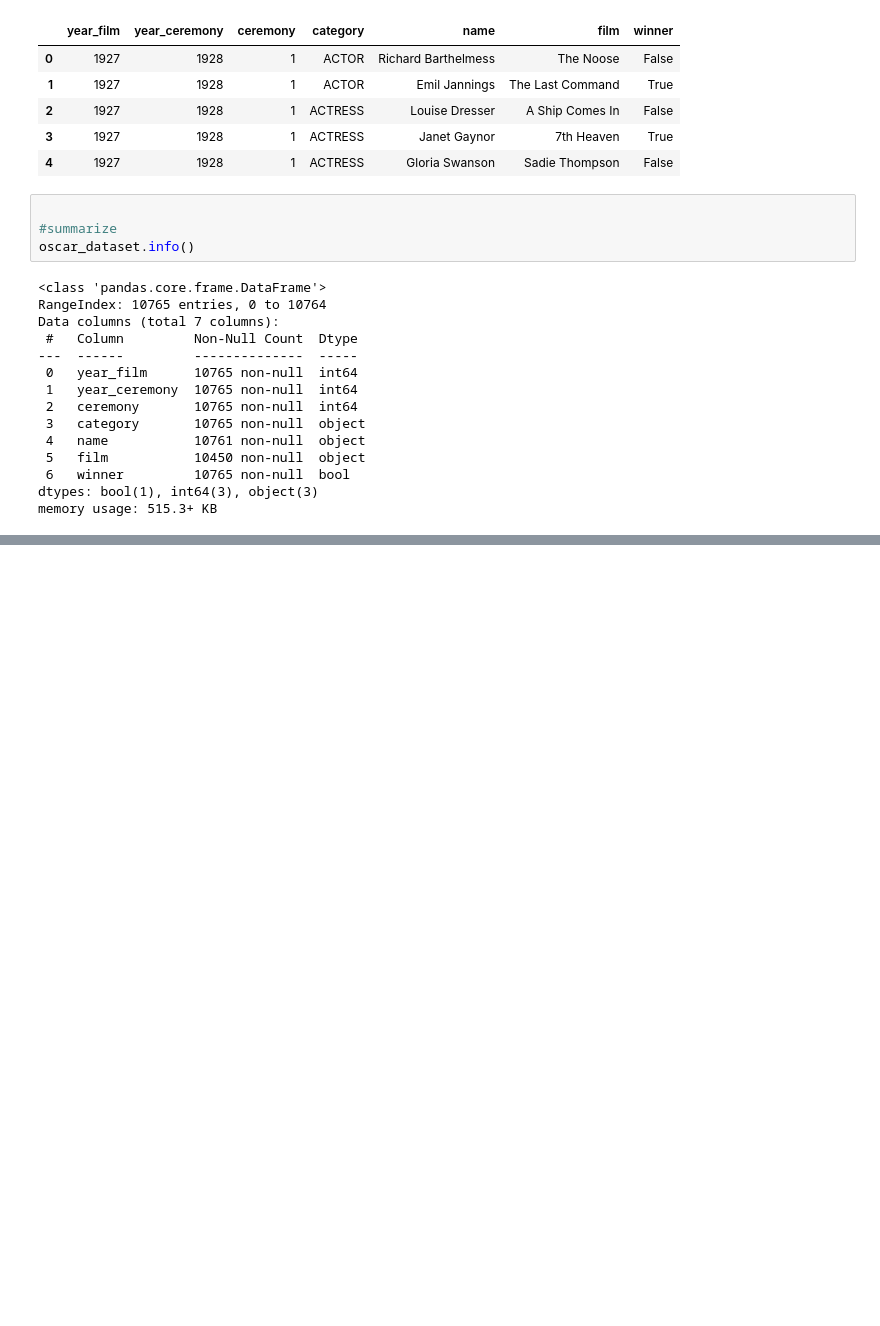
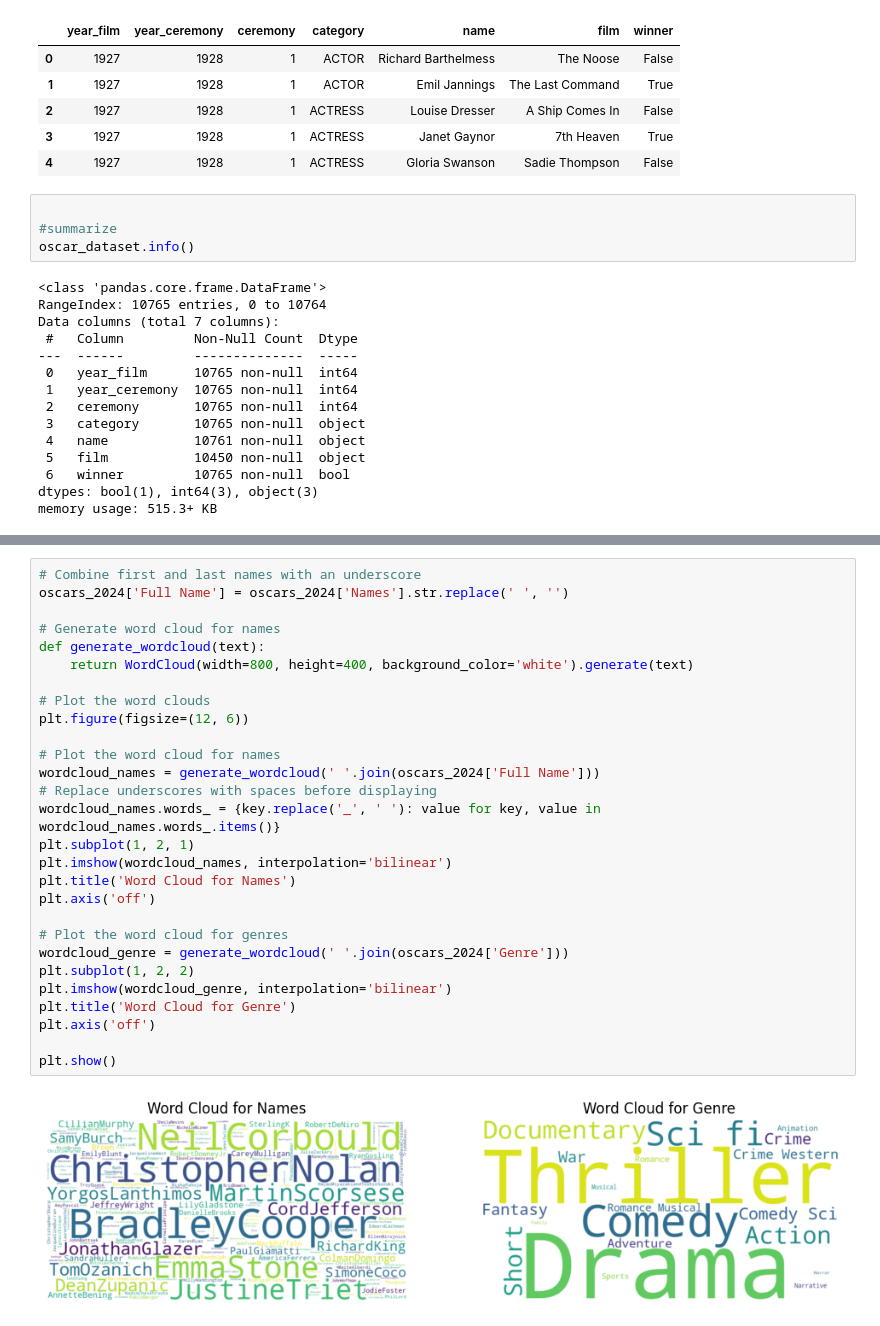
Before and after one commit to memu1227/Oscars, a Jupyter notebook: Oscar_Predictions.ipynb, the cells around one changed output, grey strips where cells are left out. Saved outputs shown, nothing was run; the diff lists cells and outputs as text; blank space fills up the shorter version.

```diff
--- a/Oscar_Predictions.ipynb
+++ b/Oscar_Predictions.ipynb
@@ -48,0 +179,30 @@ dtype: int64
+# %%
+# Combine first and last names with an underscore
+oscars_2024['Full Name'] = oscars_2024['Names'].str.replace(' ', '')
+
+# Generate word cloud for names
+def generate_wordcloud(text):
+    return WordCloud(width=800, height=400, background_color='white').generate(text)
+
+# Plot the word clouds
+plt.figure(figsize=(12, 6))
+
+# Plot the word cloud for names
+wordcloud_names = generate_wordcloud(' '.join(oscars_2024['Full Name']))
+# Replace underscores with spaces before displaying
+wordcloud_names.words_ = {key.replace('_', ' '): value for key, value in wordcloud_names.words_.items()}
+plt.subplot(1, 2, 1)
+plt.imshow(wordcloud_names, interpolation='bilinear')
+plt.title('Word Cloud for Names')
+plt.axis('off')
+
+# Plot the word cloud for genres
+wordcloud_genre = generate_wordcloud(' '.join(oscars_2024['Genre']))
+plt.subplot(1, 2, 2)
+plt.imshow(wordcloud_genre, interpolation='bilinear')
+plt.title('Word Cloud for Genre')
+plt.axis('off')
+
+plt.show()
+# %% [output]
+[figure, added]
```
Also changed, not shown: parts of 8 cells of this notebook, 2 other files.
